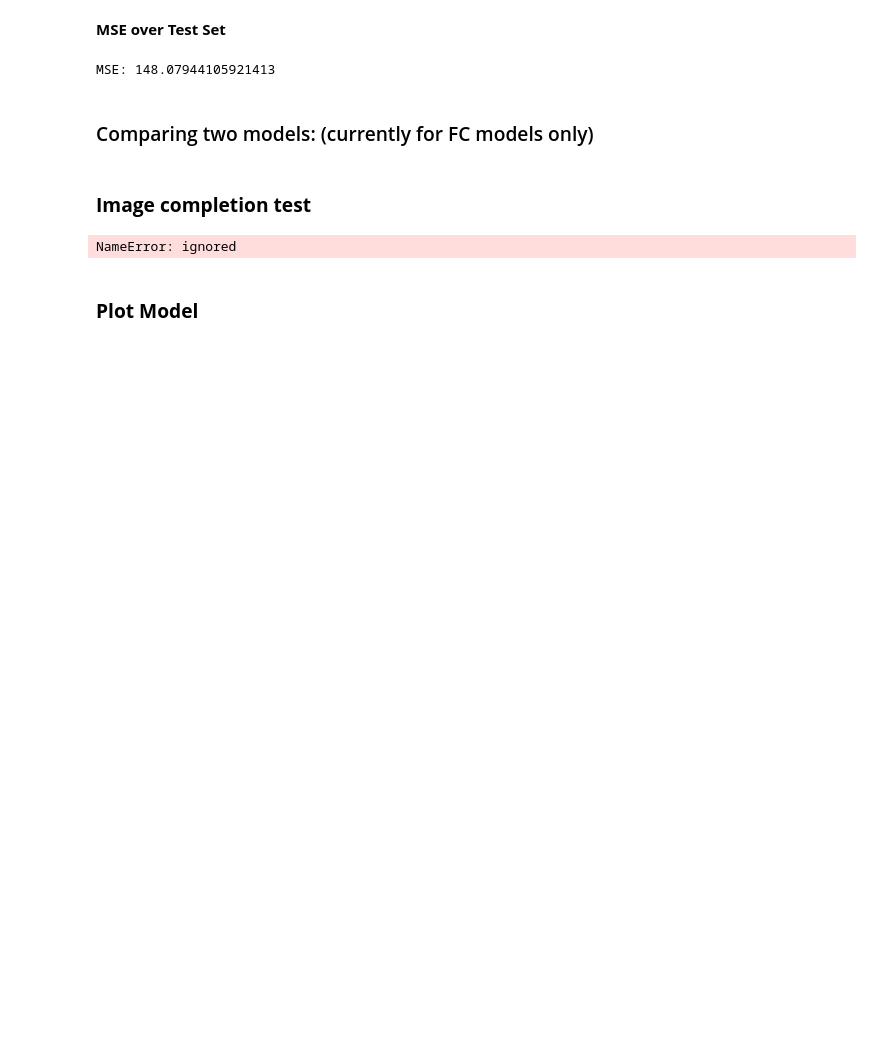
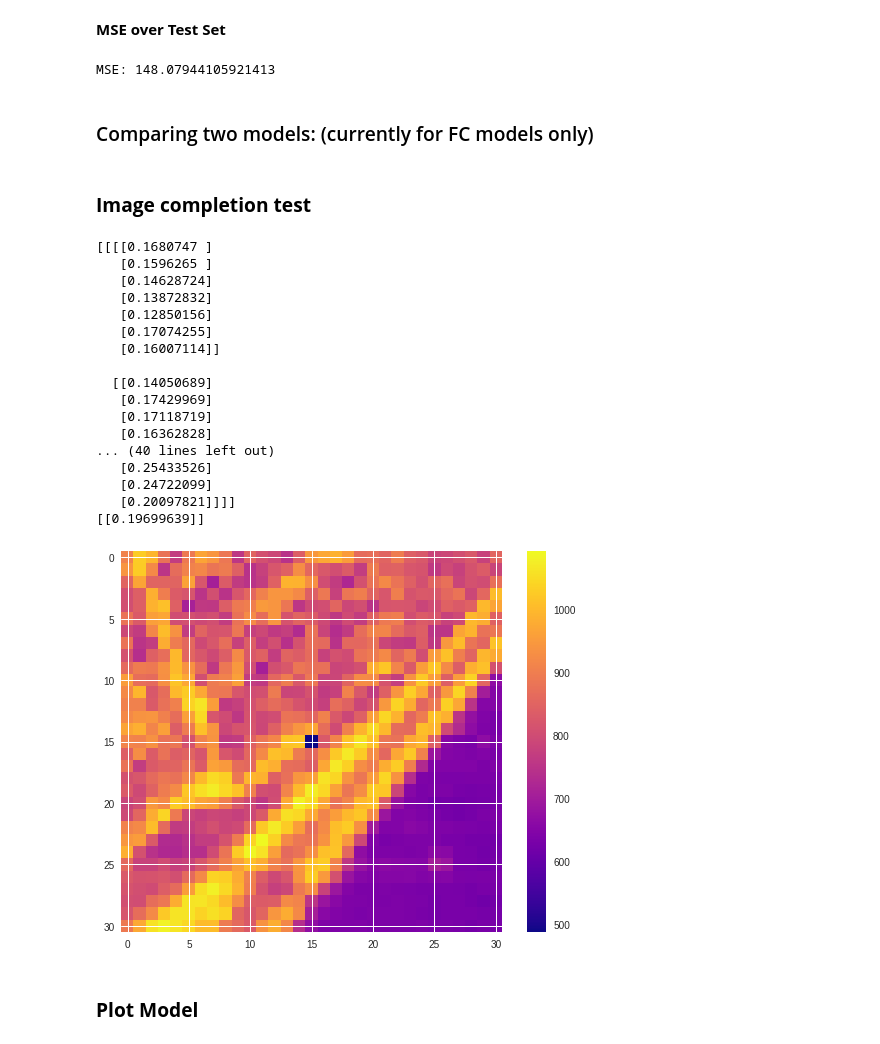
Before and after one commit to dean-sh/Pixel-Regression-with-Deep-Learning, a Jupyter notebook: Pixel_Estimation_CNN_FC_regression.ipynb, the cells around one changed output. Drawn from its saved outputs; the diff is of its cells as text; code cells hidden in the pictures; blank space fills up the shorter version.

```diff
--- a/Pixel_Estimation_CNN_FC_regression.ipynb
+++ b/Pixel_Estimation_CNN_FC_regression.ipynb
@@ -523,6 +528,11 @@ print(r_squared)
 model.load_weights('drive/elisra_dl_course_project/Regression_CNN_5_1.weights-improvement-61.h5')
 model.compile(optimizer='adam', loss='mean_squared_error')
 
-score = model.evaluate(x_test, y_test, verbose=1)
+# score = model.evaluate(x_test, y_test, verbose=1)
+model.save('drive/elisra_dl_course_project/Regression_CNN_5_model.h5')
+from keras.models import load_model
+
+model2 = load_model('drive/elisra_dl_course_project/Regression_CNN_5_model.h5')
+score = model2.evaluate(x_test, y_test, verbose=1)
 print('Test loss:', score)
 # %% [output]
@@ -706,38 +716,59 @@ test_set1 = unpickle('drive/elisra_dl_course_project/test data/test1_data_2000_3
 test_set2 = unpickle('drive/elisra_dl_course_project/test data/test2_data_2000_31X31_dataOnly.pickle')
 test_set = np.concatenate((test_set1, test_set2), axis=0)
 
 normalized_test_set = data_normalization(test_set, minval, maxval)
 
 
 def test_31_sized_img(test_image):
   test_img = np.squeeze(test_image)
   center_img = crop_center_for_nn(test_img, augmentation_size)
   expanded_im = np.expand_dims(center_img, axis=0)
   center_img11 = np.expand_dims(expanded_im, axis=3)
 
   return center_img11, test_img
 
 ###################################################################################
 #Plot Test_set images with the predicted value (without y_true value)
 
-for i in range(1,5):
+for i in range(1,2):
   a = random.randrange(1,4000)
   test_image = normalized_test_set[a]
   (center_image, full_image) = test_31_sized_img(test_image)
 
 
   center_image[:,int(augmentation_size/2),int(augmentation_size/2),:] = 0
+  print(center_image)
+  prediction = model.predict(center_image)
+  print(prediction)
 
-  prediction = model.predict(center_image)
-  full_image[15][15] = prediction
+#   full_image[15][15] = prediction
+
   full_image = ((maxval-minval)*full_image + minval)
+  plt.figure(figsize=(9, 7))
 
-  plt.figure(figsize=(9, 7))
   plt.imshow(full_image)
+
   plt.colorbar()
   plt.show(block=True)
 # %% [output]
-NameError: ignored
+[[[[0.1680747 ]
+   [0.1596265 ]
+   [0.14628724]
+   [0.13872832]
+   [0.12850156]
+   [0.17074255]
+   [0.16007114]]
+
+  [[0.14050689]
+   [0.17429969]
+   [0.17118719]
+   [0.16362828]
+... (40 lines left out)
+   [0.25433526]
+   [0.24722099]
+   [0.20097821]]]]
+[[0.19699639]]
+[figure, added]
 # %% [markdown]
 ### **Plot Model**
 # %%
```
Also changed, not shown: parts of 4 cells of this notebook.
